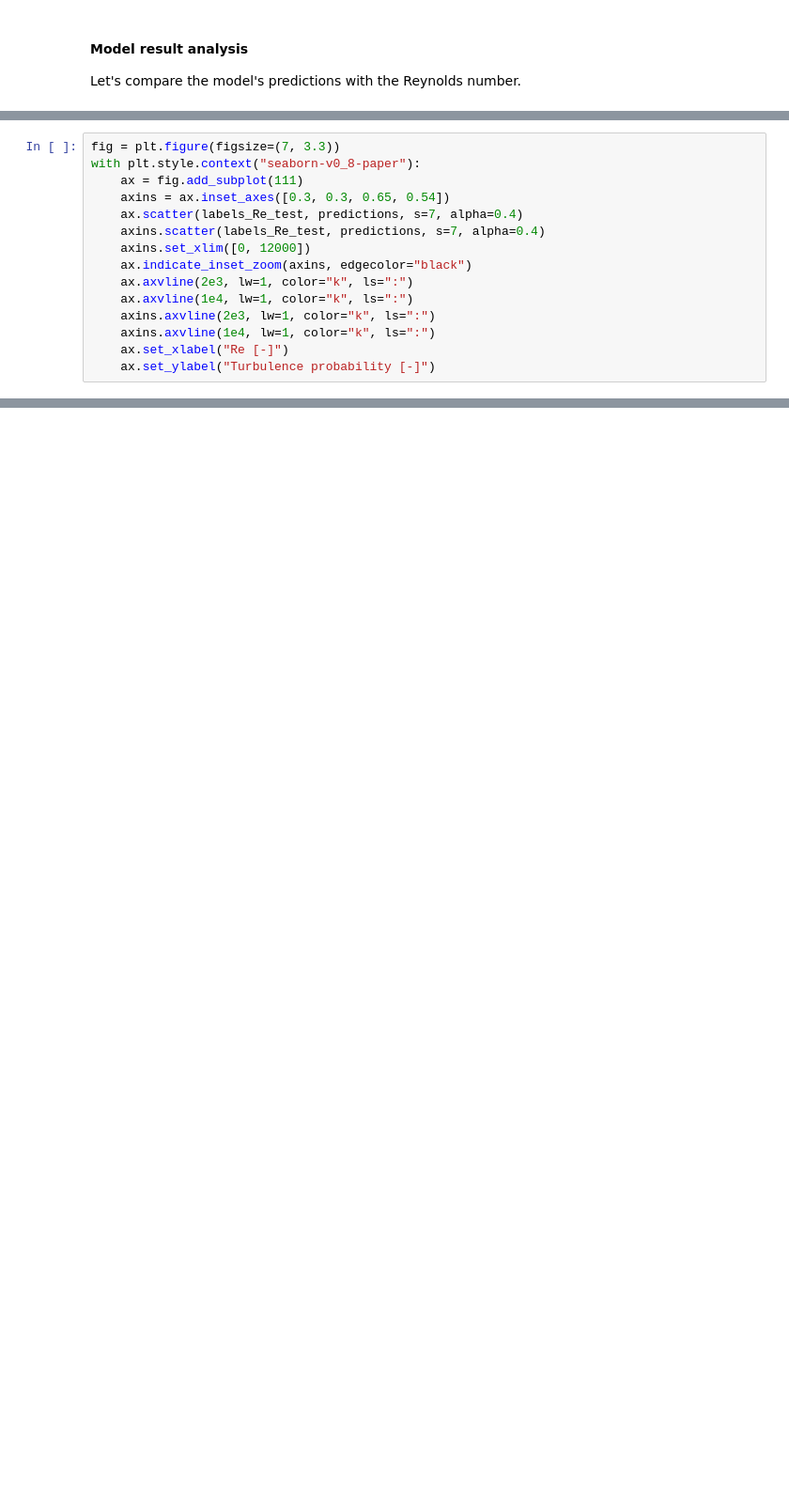
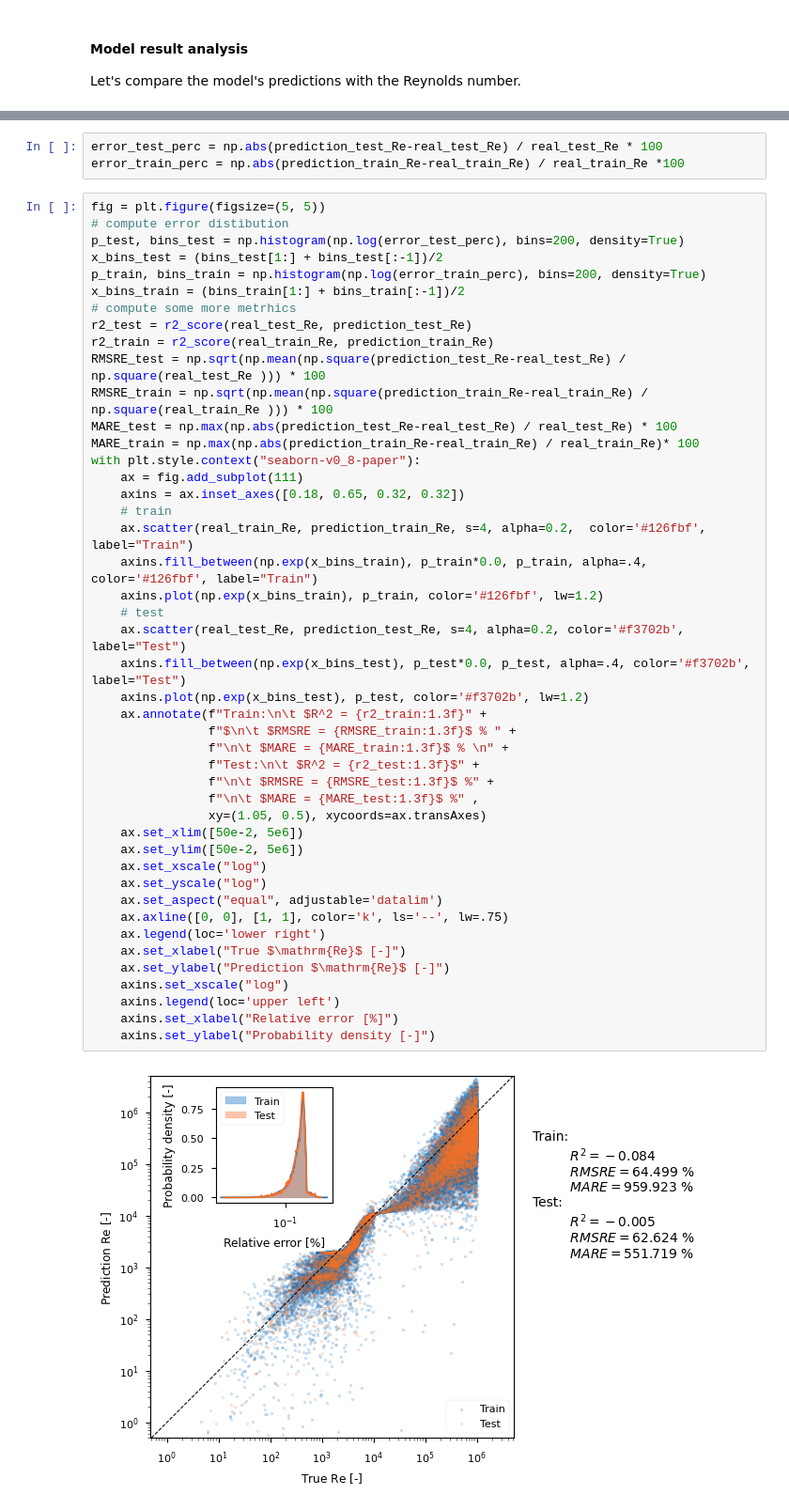
Before and after one commit to paolodeangelis/Sistemi_a_combustione, a Jupyter notebook: 2.2-NN_Reynolds_P2.ipynb, the cells around one changed output, grey strips where cells are left out. Shown at 94% size. Drawn from its saved outputs; the diff is of its cells as text; blank space fills up the shorter version.

```diff
--- a/2.2-NN_Reynolds_P2.ipynb
+++ b/2.2-NN_Reynolds_P2.ipynb
@@ -387,15 +500,0 @@ predictions = model.predict(np.array(features_test))
-# %%
-fig = plt.figure(figsize=(7, 3.3))
-with plt.style.context("seaborn-v0_8-paper"):
-    ax = fig.add_subplot(111)
-    axins = ax.inset_axes([0.3, 0.3, 0.65, 0.54])
-    ax.scatter(labels_Re_test, predictions, s=7, alpha=0.4)
-    axins.scatter(labels_Re_test, predictions, s=7, alpha=0.4)
-    axins.set_xlim([0, 12000])
-    ax.indicate_inset_zoom(axins, edgecolor="black")
-    ax.axvline(2e3, lw=1, color="k", ls=":")
-    ax.axvline(1e4, lw=1, color="k", ls=":")
-    axins.axvline(2e3, lw=1, color="k", ls=":")
-    axins.axvline(1e4, lw=1, color="k", ls=":")
-    ax.set_xlabel("Re [-]")
-    ax.set_ylabel("Turbulence probability [-]")
@@ -558,0 +501,50 @@ We will evaluate if this increased complexity leads to significant performance i
+# %%
+error_test_perc = np.abs(prediction_test_Re-real_test_Re) / real_test_Re * 100
+error_train_perc = np.abs(prediction_train_Re-real_train_Re) / real_train_Re *100
+# %%
+fig = plt.figure(figsize=(5, 5))
+# compute error distibution
+p_test, bins_test = np.histogram(np.log(error_test_perc), bins=200, density=True)
+x_bins_test = (bins_test[1:] + bins_test[:-1])/2
+p_train, bins_train = np.histogram(np.log(error_train_perc), bins=200, density=True)
+x_bins_train = (bins_train[1:] + bins_train[:-1])/2
+# compute some more metrhics
+r2_test = r2_score(real_test_Re, prediction_test_Re)
+r2_train = r2_score(real_train_Re, prediction_train_Re)
+RMSRE_test = np.sqrt(np.mean(np.square(prediction_test_Re-real_test_Re) / np.square(real_test_Re ))) * 100
+RMSRE_train = np.sqrt(np.mean(np.square(prediction_train_Re-real_train_Re) / np.square(real_train_Re ))) * 100
+MARE_test = np.max(np.abs(prediction_test_Re-real_test_Re) / real_test_Re) * 100
+MARE_train = np.max(np.abs(prediction_train_Re-real_train_Re) / real_train_Re)* 100
+with plt.style.context("seaborn-v0_8-paper"):
+    ax = fig.add_subplot(111)
+    axins = ax.inset_axes([0.18, 0.65, 0.32, 0.32])
+    # train
+    ax.scatter(real_train_Re, prediction_train_Re, s=4, alpha=0.2,  color='#126fbf', label="Train")
+    axins.fill_between(np.exp(x_bins_train), p_train*0.0, p_train, alpha=.4, color='#126fbf', label="Train")
+    axins.plot(np.exp(x_bins_train), p_train, color='#126fbf', lw=1.2)
+    # test
+    ax.scatter(real_test_Re, prediction_test_Re, s=4, alpha=0.2, color='#f3702b', label="Test")
+    axins.fill_between(np.exp(x_bins_test), p_test*0.0, p_test, alpha=.4, color='#f3702b', label="Test")
+    axins.plot(np.exp(x_bins_test), p_test, color='#f3702b', lw=1.2)
+    ax.annotate(f"Train:\n\t $R^2 = {r2_train:1.3f}" +
+                f"$\n\t $RMSRE = {RMSRE_train:1.3f}$ % " +
+                f"\n\t $MARE = {MARE_train:1.3f}$ % \n" +
+                f"Test:\n\t $R^2 = {r2_test:1.3f}$" +
+                f"\n\t $RMSRE = {RMSRE_test:1.3f}$ %" +
+                f"\n\t $MARE = {MARE_test:1.3f}$ %" ,
+                xy=(1.05, 0.5), xycoords=ax.transAxes)
+    ax.set_xlim([50e-2, 5e6])
+    ax.set_ylim([50e-2, 5e6])
+    ax.set_xscale("log")
+    ax.set_yscale("log")
+    ax.set_aspect("equal", adjustable='datalim')
+    ax.axline([0, 0], [1, 1], color='k', ls='--', lw=.75)
+    ax.legend(loc='lower right')
+    ax.set_xlabel("True $\mathrm{Re}$ [-]")
+    ax.set_ylabel("Prediction $\mathrm{Re}$ [-]")
+    axins.set_xscale("log")
+    axins.legend(loc='upper left')
+    axins.set_xlabel("Relative error [%]")
+    axins.set_ylabel("Probability density [-]")
+# %% [output]
+[figure, added]
```
Also changed, not shown: parts of 70 cells of this notebook.
